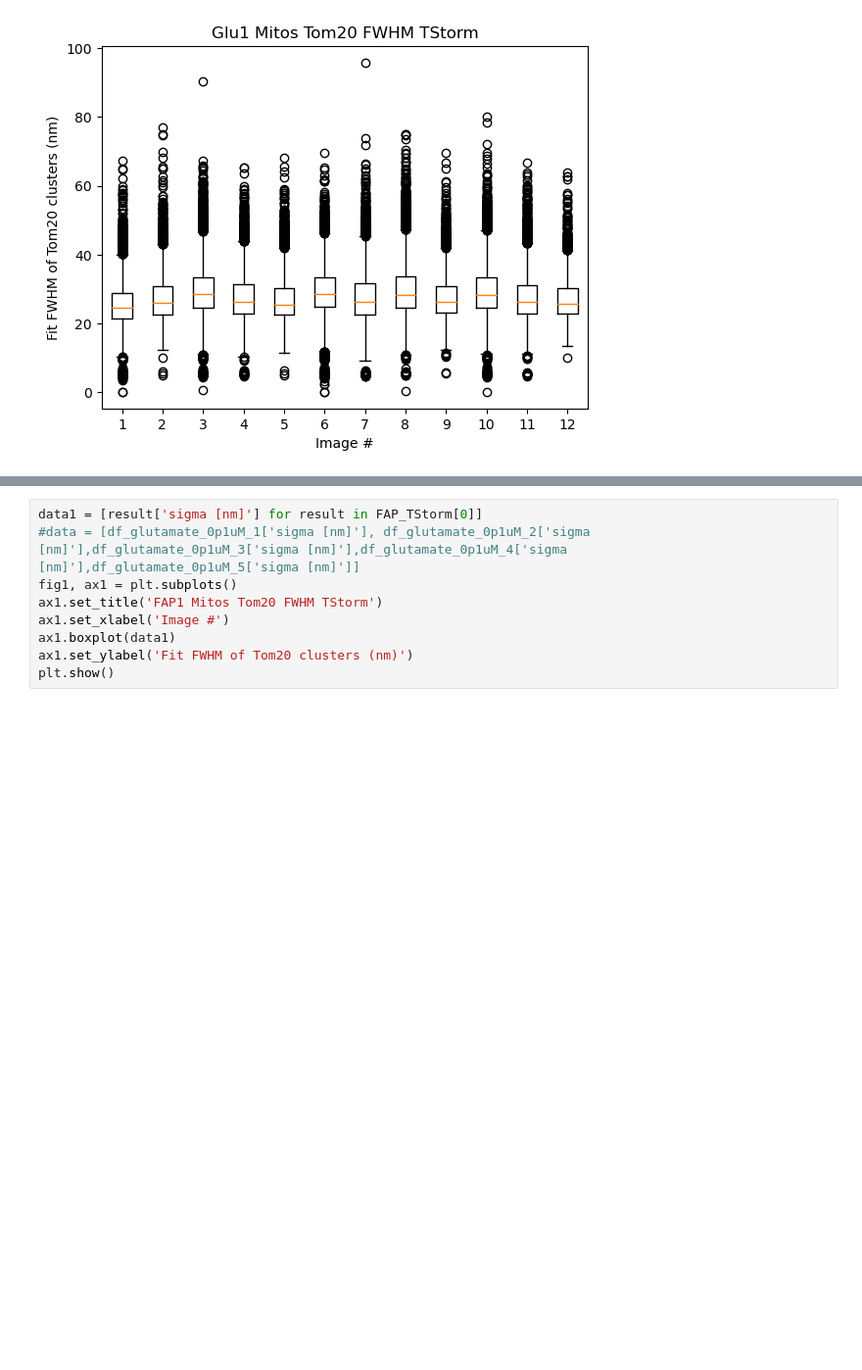
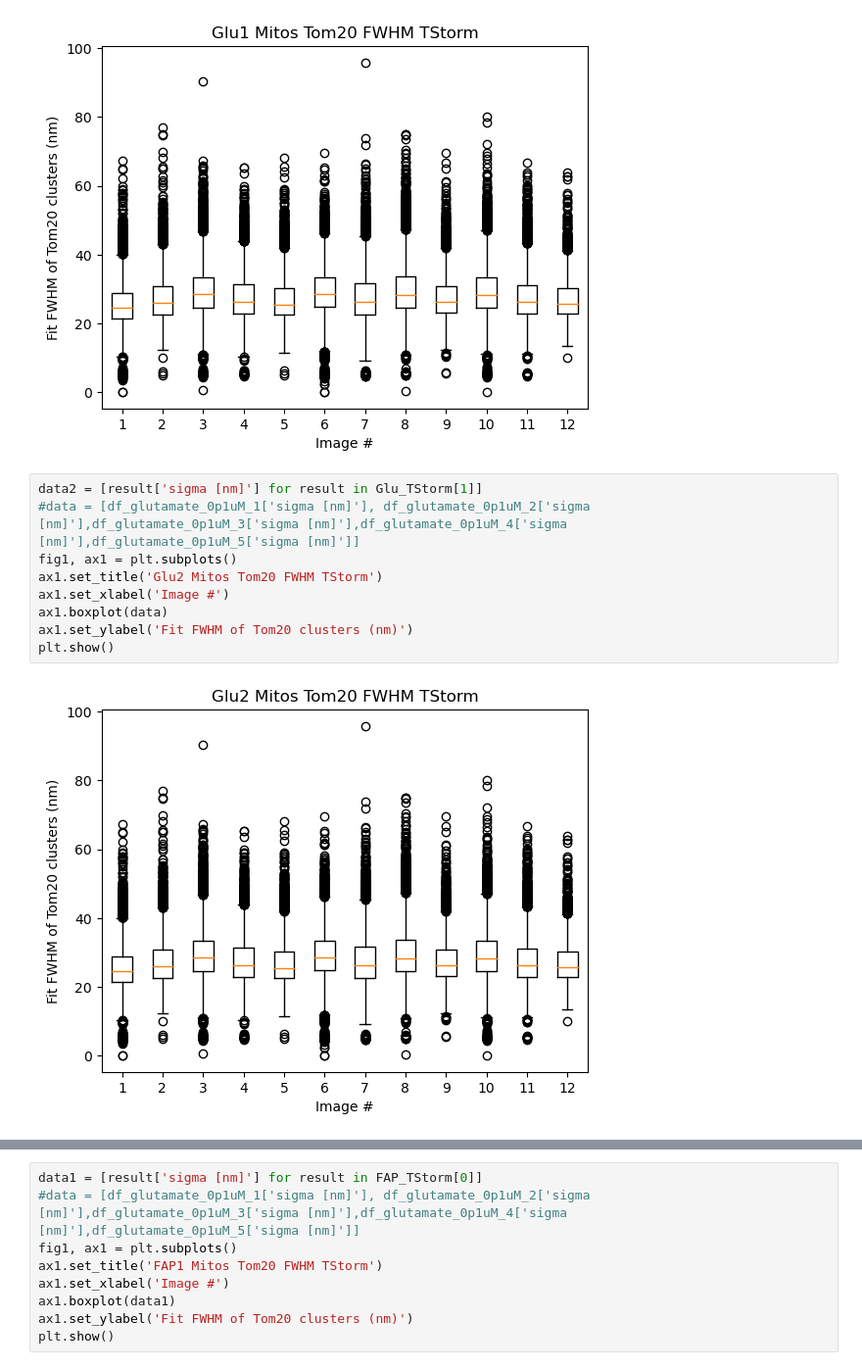
Before and after one commit to stephmeyer/STEDMitosActivity, a Jupyter notebook: Mitos_spot_analysis.ipynb, the cells around one changed output, grey strips where cells are left out. Shown at 98% size. Drawn from its saved outputs; the diff is of its cells as text; blank space fills up the shorter version.

```diff
--- a/Mitos_spot_analysis.ipynb
+++ b/Mitos_spot_analysis.ipynb
@@ -263,3 +295,14 @@ ax1.set_ylabel('Fit FWHM of Tom20 clusters (nm)')
 plt.show()
 # %% [output]
 [figure]
+# %%
+data2 = [result['sigma [nm]'] for result in Glu_TStorm[1]]
+#data = [df_glutamate_0p1uM_1['sigma [nm]'], df_glutamate_0p1uM_2['sigma [nm]'],df_glutamate_0p1uM_3['sigma [nm]'],df_glutamate_0p1uM_4['sigma [nm]'],df_glutamate_0p1uM_5['sigma [nm]']]
+fig1, ax1 = plt.subplots()
+ax1.set_title('Glu2 Mitos Tom20 FWHM TStorm')
+ax1.set_xlabel('Image #')
+ax1.boxplot(data)
+ax1.set_ylabel('Fit FWHM of Tom20 clusters (nm)')
+plt.show()
+# %% [output]
+[figure, added]
```
Also changed, not shown: parts of 44 cells of this notebook.
